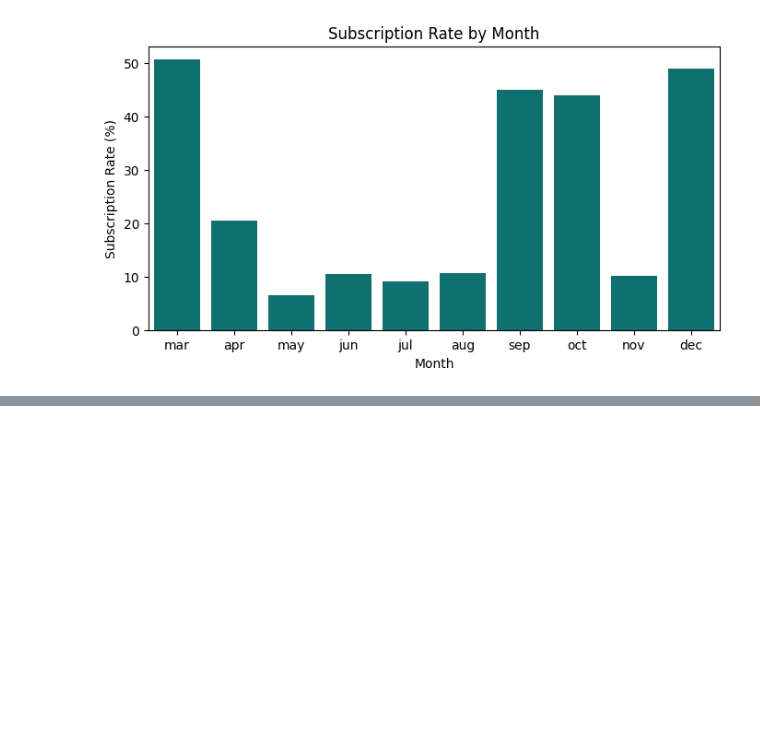
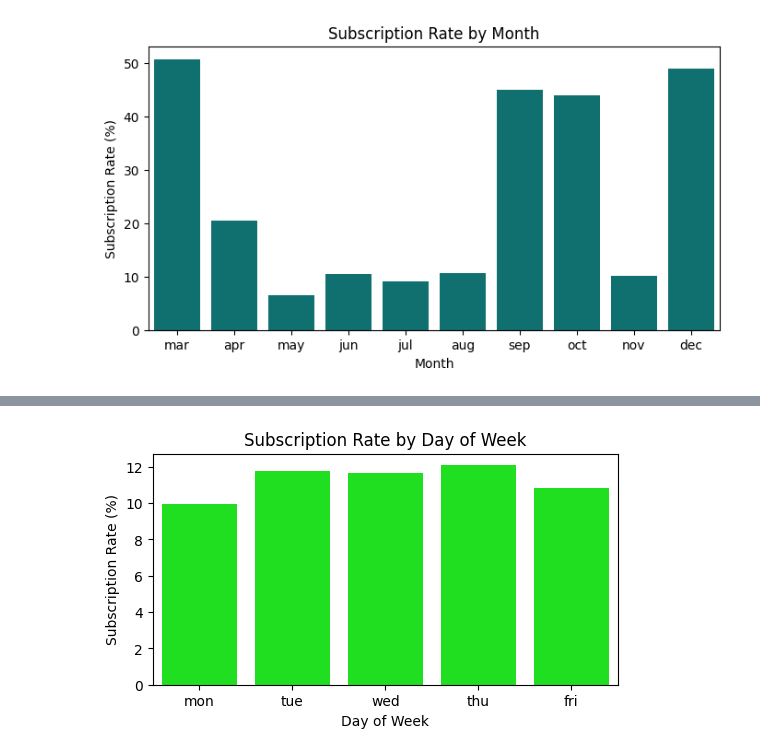
Before and after one commit to Chandni-R53/Marketing-Campaign-Analysis, a Jupyter notebook: analysis.ipynb, the cells around one changed output, grey strips where cells are left out. Drawn from its saved outputs; the diff is of its cells as text; code cells hidden in the pictures; blank space fills up the shorter version.

```diff
--- a/analysis.ipynb
+++ b/analysis.ipynb
@@ -536,0 +557,20 @@ plt.show()
+# %%
+day_rate = pd.crosstab(
+    df["day_of_week"],
+    df["y"],
+    normalize="index"
+)["yes"] * 100
+day_order = ["mon", "tue", "wed", "thu", "fri"]
+plt.figure(figsize=(6, 3))
+sns.barplot(
+    x=day_rate.index,
+    y=day_rate.values,
+    order=day_order,
+    color='lime'
+)
+plt.title("Subscription Rate by Day of Week")
+plt.xlabel("Day of Week")
+plt.ylabel("Subscription Rate (%)")
+plt.show()
+# %% [output]
+[figure, added]
```
Also changed, not shown: parts of 28 cells of this notebook.
